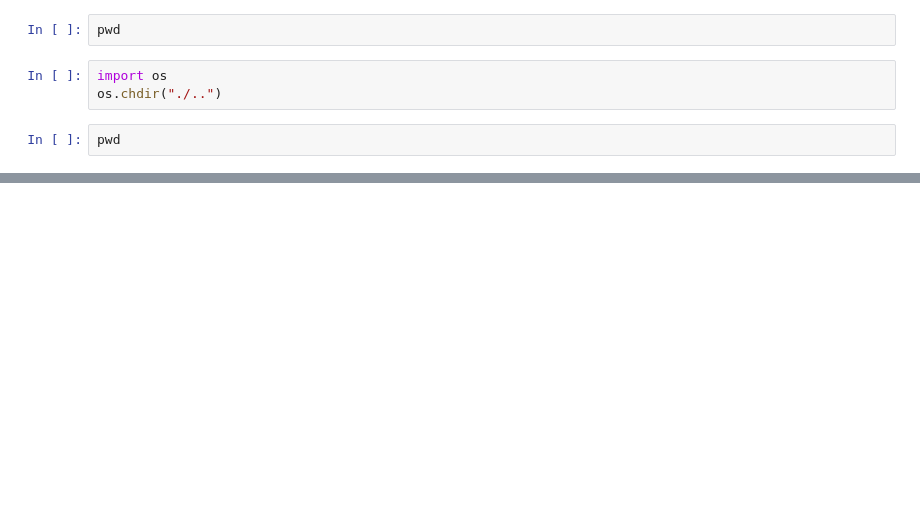
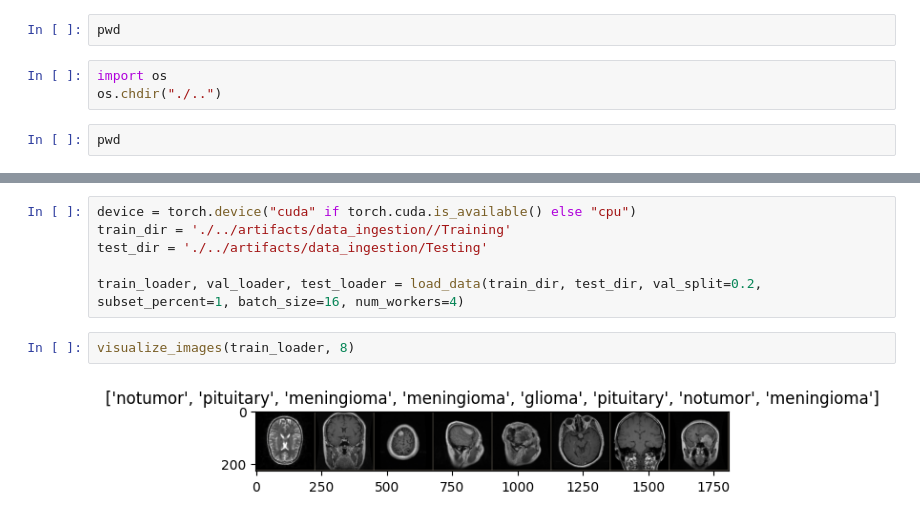
Before and after one commit to AmineMekki01/cnn_classifier, a Jupyter notebook: research/testing.ipynb, the cells around one changed output, grey strips where cells are left out. Saved outputs shown, nothing was run; the diff lists cells and outputs as text; blank space fills up the shorter version.

```diff
--- a/research/testing.ipynb
+++ b/research/testing.ipynb
@@ -114,0 +353,10 @@ class DataIngestion:
+# %%
+device = torch.device("cuda" if torch.cuda.is_available() else "cpu")
+train_dir = './../artifacts/data_ingestion//Training'
+test_dir = './../artifacts/data_ingestion/Testing'
+
+train_loader, val_loader, test_loader = load_data(train_dir, test_dir, val_split=0.2, subset_percent=1, batch_size=16, num_workers=4)
+# %%
+visualize_images(train_loader, 8)
+# %% [output]
+[figure, added]
```
Also changed, not shown: parts of 16 cells of this notebook, 8 other files.
